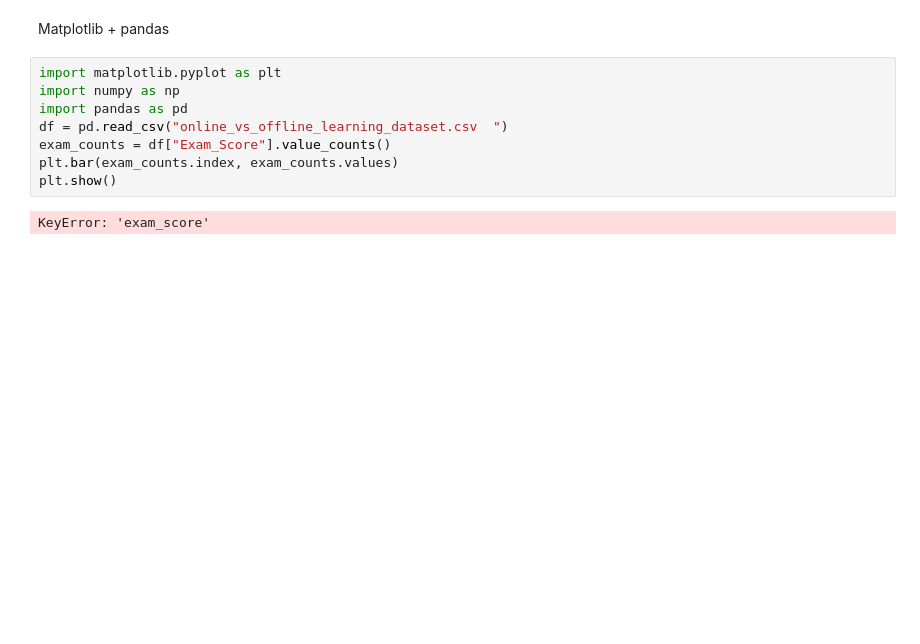
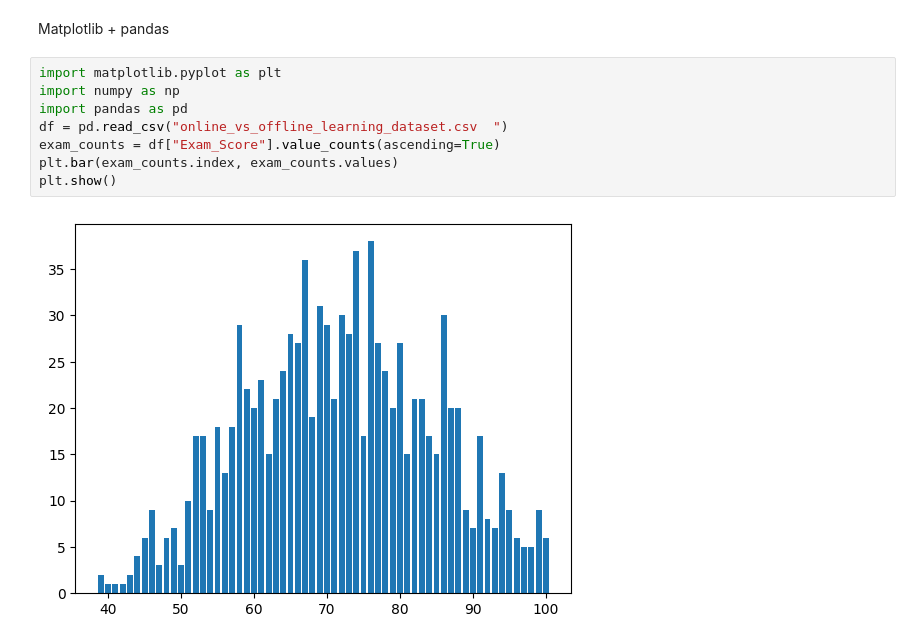
Before and after one commit to Yaraibrahim-90/ML-journey, a Jupyter notebook: Linear Regression/Matplotlib learn.ipynb, the cells around one changed output. Cells and saved outputs as stored; diff of their text form; blank space fills up the shorter version.

```diff
--- a/Linear Regression/Matplotlib learn.ipynb
+++ b/Linear Regression/Matplotlib learn.ipynb
@@ -180,10 +180,10 @@ Matplotlib + pandas
 # %%
 import matplotlib.pyplot as plt
 import numpy as np
 import pandas as pd
 df = pd.read_csv("online_vs_offline_learning_dataset.csv  ")
-exam_counts = df["Exam_Score"].value_counts()
+exam_counts = df["Exam_Score"].value_counts(ascending=True)
 plt.bar(exam_counts.index, exam_counts.values)
 plt.show()
 # %% [output]
-KeyError: 'exam_score'
+[figure, added]
```
Also changed, not shown: 3 other files.
